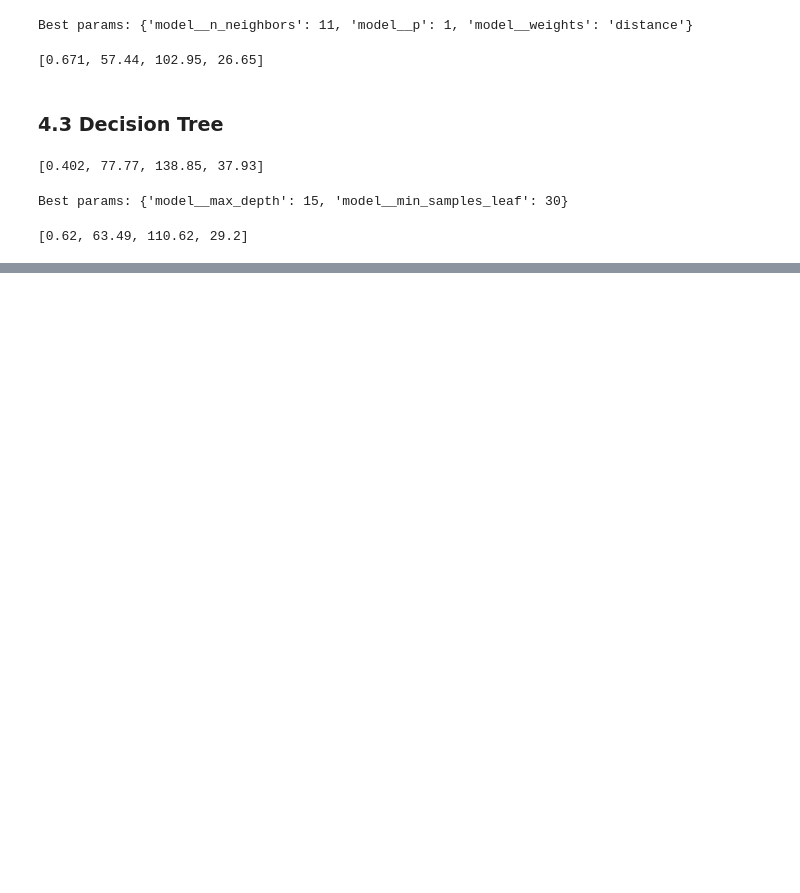
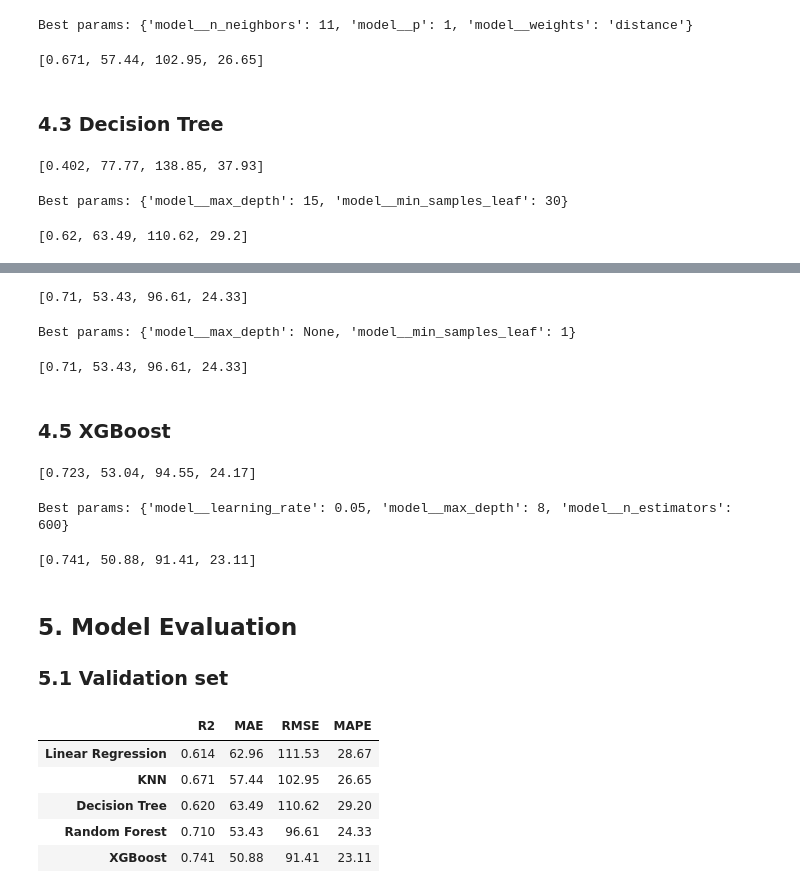
Before and after one commit to salimovazizbek-bit/london-airbnb-price-prediction, a Jupyter notebook: airbnb_price_prediction.ipynb, the cells around one changed output, grey strips where cells are left out. Saved outputs shown, nothing was run; the diff lists cells and outputs as text; code cells hidden in the pictures; blank space fills up the shorter version.

```diff
--- a/airbnb_price_prediction.ipynb
+++ b/airbnb_price_prediction.ipynb
@@ -520,0 +523,71 @@ Best params: {'model__max_depth': 15, 'model__min_samples_leaf': 30}
+# %%
+rf_reg = Pipeline([
+    ('prep', preprocess),
+    ('model', RandomForestRegressor(n_estimators=100, random_state=42, n_jobs=-1))
+])
+rf_reg.fit(X_train, y_train)
+evaluate(rf_reg, X_val, y_val)
+# %% [output]
+[0.71, 53.43, 96.61, 24.33]
+# %%
+param_grid_rf = {
+    'model__max_depth': [10, 20, None],
+    'model__min_samples_leaf': [1, 3]
+}
+
+grid_rf = GridSearchCV(rf_reg, param_grid_rf, cv=kf, scoring='neg_mean_absolute_error')
+grid_rf.fit(X_train, y_train)
+
+print('Best params:', grid_rf.best_params_)
+evaluate(grid_rf, X_val, y_val)
+# %% [output]
+Best params: {'model__max_depth': None, 'model__min_samples_leaf': 1}
+[0.71, 53.43, 96.61, 24.33]
+# %% [markdown]
+### 4.5 XGBoost
+# %%
+xgb_reg = Pipeline([
+    ('prep', preprocess),
+    ('model', XGBRegressor(random_state=42))
+])
+xgb_reg.fit(X_train, y_train)
+evaluate(xgb_reg, X_val, y_val)
+# %% [output]
+[0.723, 53.04, 94.55, 24.17]
+# %%
+param_grid_xgb = {
+    'model__n_estimators': [300, 600],
+    'model__max_depth': [4, 6, 8],
+    'model__learning_rate': [0.05, 0.1]
+}
+
+grid_xgb = GridSearchCV(xgb_reg, param_grid_xgb, cv=kf, scoring='neg_mean_absolute_error')
+grid_xgb.fit(X_train, y_train)
+
+print('Best params:', grid_xgb.best_params_)
+evaluate(grid_xgb, X_val, y_val)
+# %% [output]
+Best params: {'model__learning_rate': 0.05, 'model__max_depth': 8, 'model__n_estimators': 600}
+[0.741, 50.88, 91.41, 23.11]
+# %% [markdown]
+## 5. Model Evaluation
+### 5.1 Validation set
+# %%
+models = {
+    'Linear Regression': lin_reg,
+    'KNN': grid_knn,
+    'Decision Tree': grid_dt,
+    'Random Forest': grid_rf,
+    'XGBoost': grid_xgb
+}
+
+val_results = pd.DataFrame([evaluate(m, X_val, y_val) for m in models.values()],
+                           index=models.keys(), columns=['R2', 'MAE', 'RMSE', 'MAPE'])
+val_results
+# %% [output]
+|  | R2 | MAE | RMSE | MAPE |
+| Linear Regression | 0.614 | 62.96 | 111.53 | 28.67 |
+| KNN | 0.671 | 57.44 | 102.95 | 26.65 |
+| Decision Tree | 0.620 | 63.49 | 110.62 | 29.20 |
+| Random Forest | 0.710 | 53.43 | 96.61 | 24.33 |
+| XGBoost | 0.741 | 50.88 | 91.41 | 23.11 |
```
Also changed, not shown: parts of 13 cells of this notebook, 7 other files.
